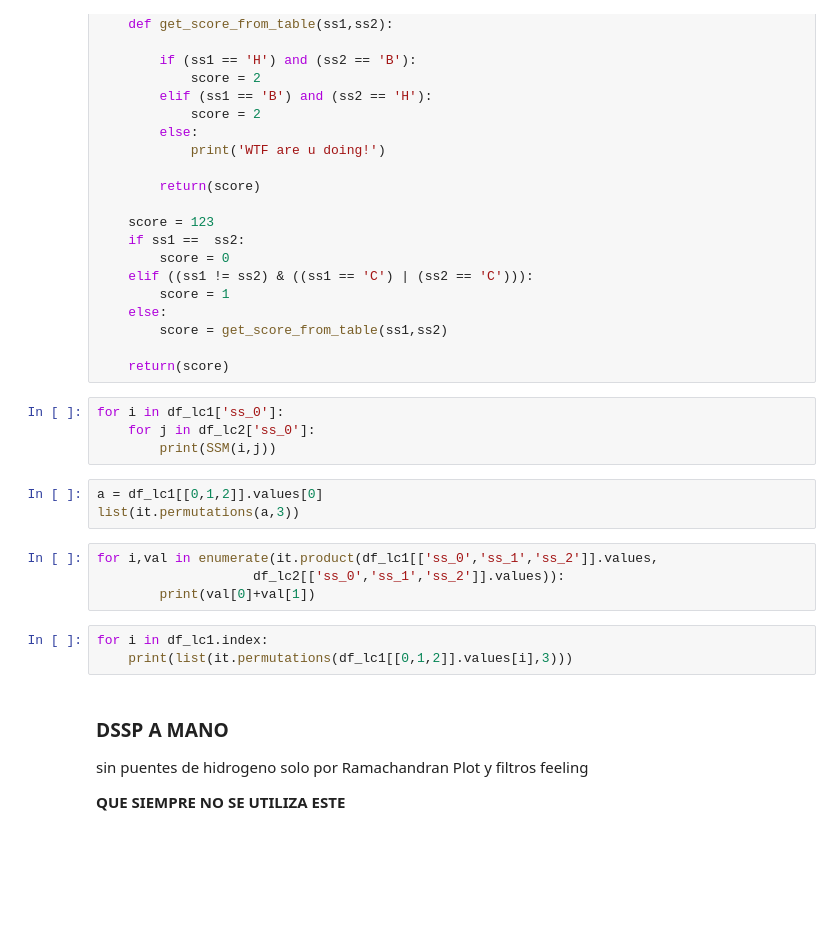
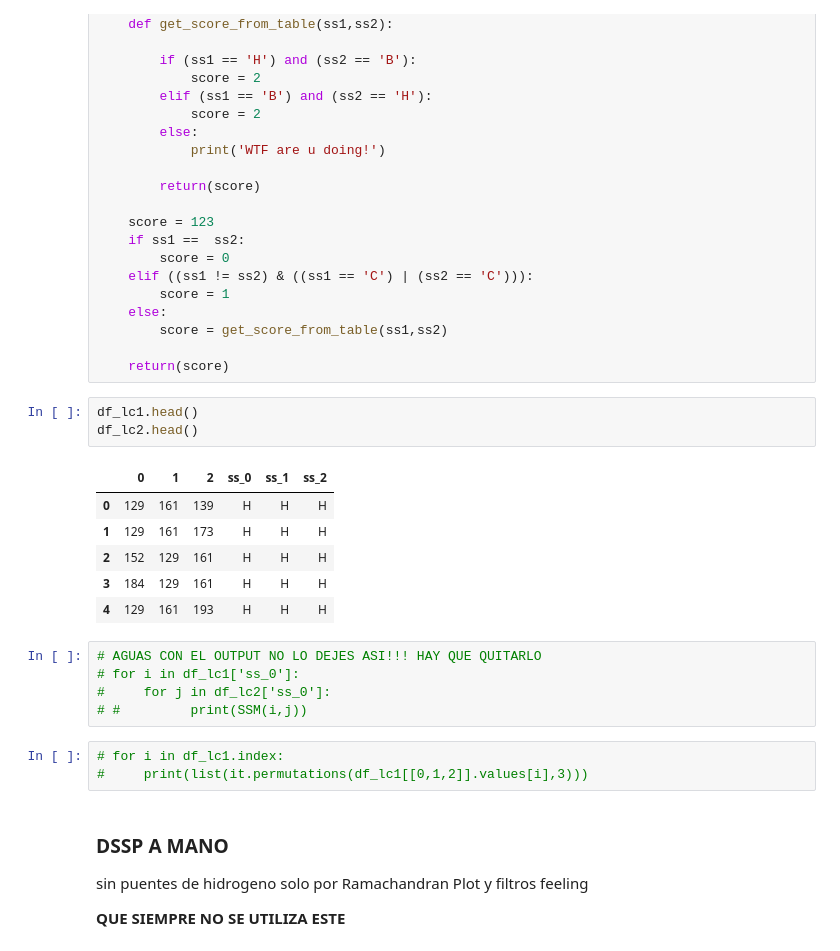
Before and after one commit to marciniega/pdbmani, a Jupyter notebook: Serch/CLICK_calculate_SSM.ipynb, the cells around one changed output. Cells and saved outputs as stored; diff of their text form; blank space fills up the shorter version.

```diff
--- a/Serch/CLICK_calculate_SSM.ipynb
+++ b/Serch/CLICK_calculate_SSM.ipynb
@@ -249,20 +279,24 @@ def SSM(ss1,ss2):
         score = get_score_from_table(ss1,ss2)
 
     return(score)
+# %%
+df_lc1.head()
+df_lc2.head()
+# %% [output]
+|  | 0 | 1 | 2 | ss_0 | ss_1 | ss_2 |
+| 0 | 129 | 161 | 139 | H | H | H |
+| 1 | 129 | 161 | 173 | H | H | H |
+| 2 | 152 | 129 | 161 | H | H | H |
+| 3 | 184 | 129 | 161 | H | H | H |
+| 4 | 129 | 161 | 193 | H | H | H |
 # %%
-for i in df_lc1['ss_0']:
-    for j in df_lc2['ss_0']:
-        print(SSM(i,j))
+# AGUAS CON EL OUTPUT NO LO DEJES ASI!!! HAY QUE QUITARLO
+# for i in df_lc1['ss_0']:
+#     for j in df_lc2['ss_0']:
+# #         print(SSM(i,j))
-# %%
-a = df_lc1[[0,1,2]].values[0]
-list(it.permutations(a,3))
-# %%
-for i,val in enumerate(it.product(df_lc1[['ss_0','ss_1','ss_2']].values,
-                    df_lc2[['ss_0','ss_1','ss_2']].values)):
-        print(val[0]+val[1])
 # %%
-for i in df_lc1.index:
-    print(list(it.permutations(df_lc1[[0,1,2]].values[i],3)))
+# for i in df_lc1.index:
+#     print(list(it.permutations(df_lc1[[0,1,2]].values[i],3)))
 # %% [markdown]
 ### DSSP A MANO
 sin puentes de hidrogeno solo por Ramachandran Plot y filtros feeling
```
Also changed, not shown: parts of 25 cells of this notebook, 1 other file.
